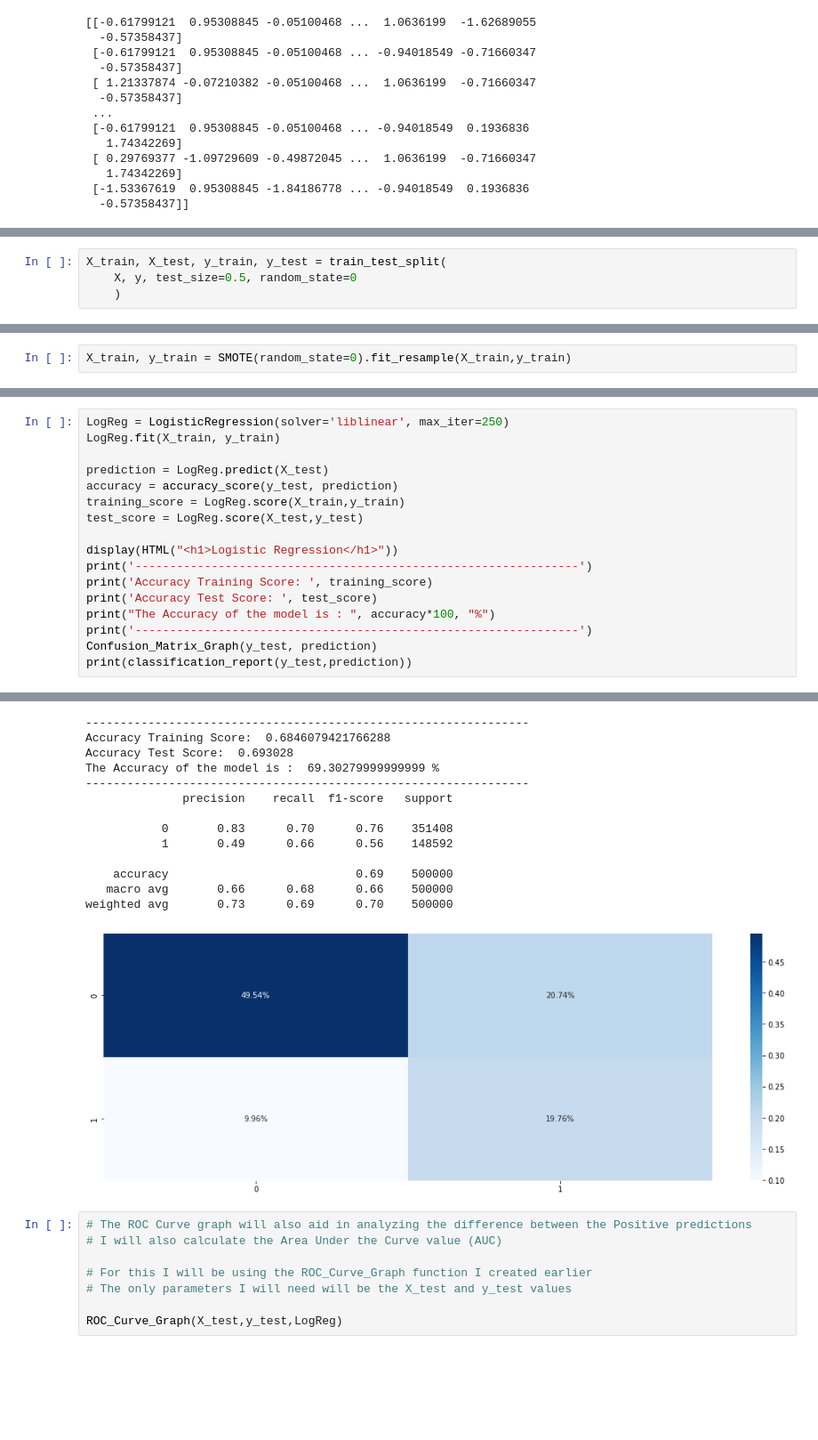
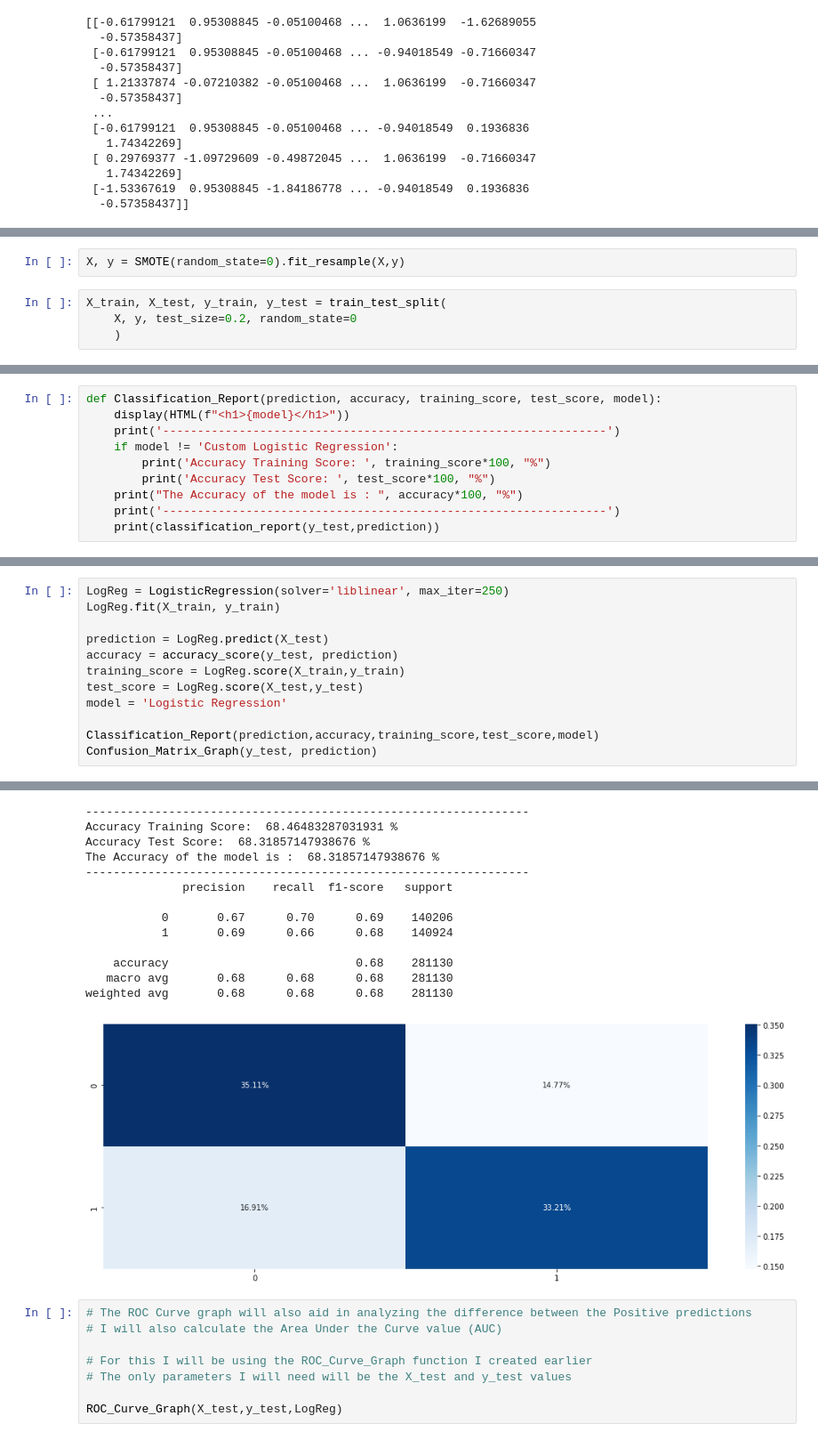
Before and after one commit to CleverJinn/DataScience, a Jupyter notebook: BreastCancerDetection/BreastCancer.ipynb, the cells around one changed output, grey strips where cells are left out. Shown at 89% size. Saved outputs shown, nothing was run; the diff lists cells and outputs as text; blank space fills up the shorter version.

```diff
--- a/BreastCancerDetection/BreastCancer.ipynb
+++ b/BreastCancerDetection/BreastCancer.ipynb
@@ -346,6 +300,8 @@ print(X)
+# %%
+X, y = SMOTE(random_state=0).fit_resample(X,y)
 # %%
 X_train, X_test, y_train, y_test = train_test_split(
-    X, y, test_size=0.5, random_state=0
+    X, y, test_size=0.2, random_state=0
     )
 # %%
 fig = plt.subplots(figsize=(18,6))
@@ -356,2 +311,0 @@ sns.countplot(x=y_train)
-# %%
-X_train, y_train = SMOTE(random_state=0).fit_resample(X_train,y_train)
@@ -363,0 +396,10 @@ sns.countplot(x=y_train)
+# %%
+def Classification_Report(prediction, accuracy, training_score, test_score, model):
+    display(HTML(f"<h1>{model}</h1>"))
+    print('----------------------------------------------------------------')
+    if model != 'Custom Logistic Regression':
+        print('Accuracy Training Score: ', training_score*100, "%")
+        print('Accuracy Test Score: ', test_score*100, "%")
+    print("The Accuracy of the model is : ", accuracy*100, "%")
+    print('----------------------------------------------------------------')
+    print(classification_report(y_test,prediction))
@@ -393,36 +439,31 @@ weighted avg       0.73      0.69      0.70    500000
 # %%
 LogReg = LogisticRegression(solver='liblinear', max_iter=250)
 LogReg.fit(X_train, y_train)
 
 prediction = LogReg.predict(X_test)
 accuracy = accuracy_score(y_test, prediction)
 training_score = LogReg.score(X_train,y_train)
 test_score = LogReg.score(X_test,y_test)
+model = 'Logistic Regression'
 
-display(HTML("<h1>Logistic Regression</h1>"))
-print('----------------------------------------------------------------')
-print('Accuracy Training Score: ', training_score)
-print('Accuracy Test Score: ', test_score)
-print("The Accuracy of the model is : ", accuracy*100, "%")
-print('----------------------------------------------------------------')
+Classification_Report(prediction,accuracy,training_score,test_score,model)
 Confusion_Matrix_Graph(y_test, prediction)
-print(classification_report(y_test,prediction))
 # %% [output]
 Logistic Regression
 ----------------------------------------------------------------
-Accuracy Training Score:  0.6846079421766288
-Accuracy Test Score:  0.693028
-The Accuracy of the model is :  69.30279999999999 %
+Accuracy Training Score:  68.46483287031931 %
+Accuracy Test Score:  68.31857147938676 %
+The Accuracy of the model is :  68.31857147938676 %
 ----------------------------------------------------------------
               precision    recall  f1-score   support
 
-           0       0.83      0.70      0.76    351408
-           1       0.49      0.66      0.56    148592
+           0       0.67      0.70      0.69    140206
+           1       0.69      0.66      0.68    140924
 
-    accuracy                           0.69    500000
-   macro avg       0.66      0.68      0.66    500000
-weighted avg       0.73      0.69      0.70    500000
+    accuracy                           0.68    281130
+   macro avg       0.68      0.68      0.68    281130
+weighted avg       0.68      0.68      0.68    281130
-[figure, old version]
+[figure, new version]
 # %%
 # The ROC Curve graph will also aid in analyzing the difference between the Positive predictions
 # I will also calculate the Area Under the Curve value (AUC)
```
Also changed, not shown: parts of 32 cells of this notebook.
